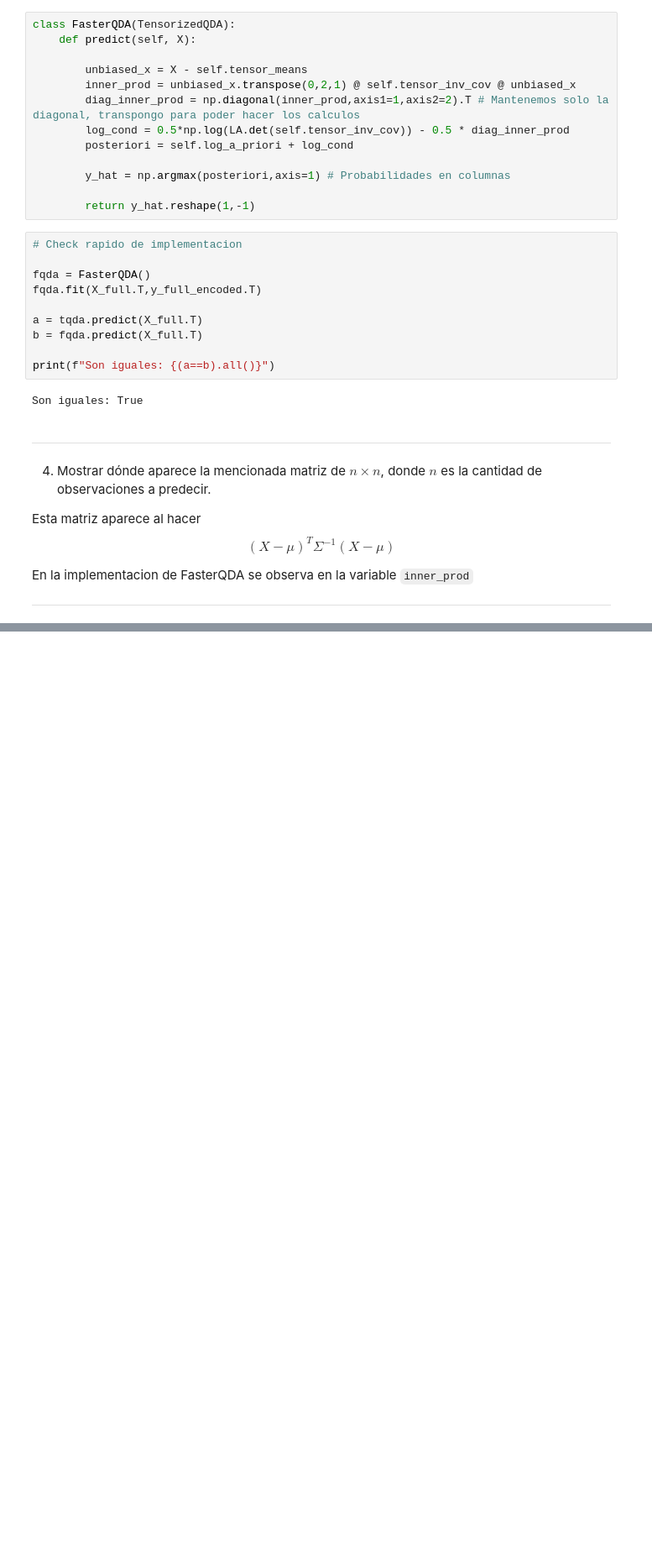
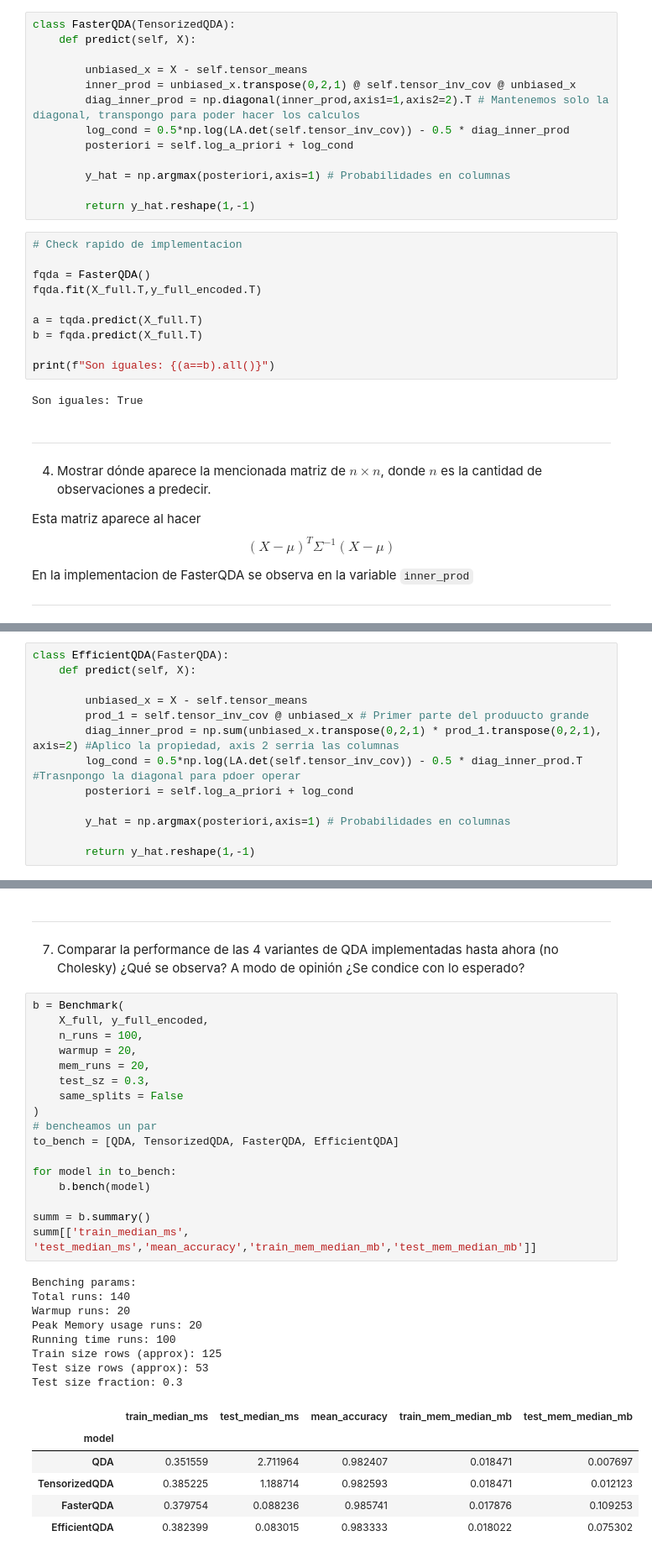
Before and after one commit to NachoXDX/ceia-amia-tp, a Jupyter notebook: Resolucion.ipynb, the cells around one changed output, grey strips where cells are left out. Shown at 84% size. Drawn from its saved outputs; the diff is of its cells as text; blank space fills up the shorter version.

Commit message:
avances hasta q7

```diff
--- a/Resolucion.ipynb
+++ b/Resolucion.ipynb
@@ -97,0 +102,13 @@ $$
+# %%
+class EfficientQDA(FasterQDA):
+    def predict(self, X):
+
+        unbiased_x = X - self.tensor_means
+        prod_1 = self.tensor_inv_cov @ unbiased_x # Primer parte del produucto grande
+        diag_inner_prod = np.sum(unbiased_x.transpose(0,2,1) * prod_1.transpose(0,2,1), axis=2) #Aplico la propiedad, axis 2 serria las columnas
+        log_cond = 0.5*np.log(LA.det(self.tensor_inv_cov)) - 0.5 * diag_inner_prod.T #Trasnpongo la diagonal para pdoer operar
+        posteriori = self.log_a_priori + log_cond
+
+        y_hat = np.argmax(posteriori,axis=1) # Probabilidades en columnas
+
+        return y_hat.reshape(1,-1)
@@ -97,0 +127,36 @@ $$
+# %% [markdown]
+___
+# %% [markdown]
+7. Comparar la performance de las 4 variantes de QDA implementadas hasta ahora (no Cholesky) ¿Qué se observa? A modo de opinión ¿Se condice con lo esperado?
+# %%
+b = Benchmark(
+    X_full, y_full_encoded,
+    n_runs = 100,
+    warmup = 20,
+    mem_runs = 20,
+    test_sz = 0.3,
+    same_splits = False
+)
+# bencheamos un par
+to_bench = [QDA, TensorizedQDA, FasterQDA, EfficientQDA]
+
+for model in to_bench:
+    b.bench(model)
+
+summ = b.summary()
+summ[['train_median_ms', 'test_median_ms','mean_accuracy','train_mem_median_mb','test_mem_median_mb']]
+# %% [output]
+Benching params:
+Total runs: 140
+Warmup runs: 20
+Peak Memory usage runs: 20
+Running time runs: 100
+Train size rows (approx): 125
+Test size rows (approx): 53
+Test size fraction: 0.3
+|  | train_median_ms | test_median_ms | mean_accuracy | train_mem_median_mb | test_mem_median_mb |
+| model |  |  |  |  |  |
+| QDA | 0.351559 | 2.711964 | 0.982407 | 0.018471 | 0.007697 |
+| TensorizedQDA | 0.385225 | 1.188714 | 0.982593 | 0.018471 | 0.012123 |
+| FasterQDA | 0.379754 | 0.088236 | 0.985741 | 0.017876 | 0.109253 |
+| EfficientQDA | 0.382399 | 0.083015 | 0.983333 | 0.018022 | 0.075302 |
```
Also changed, not shown: parts of 6 cells of this notebook, 2 other files.
